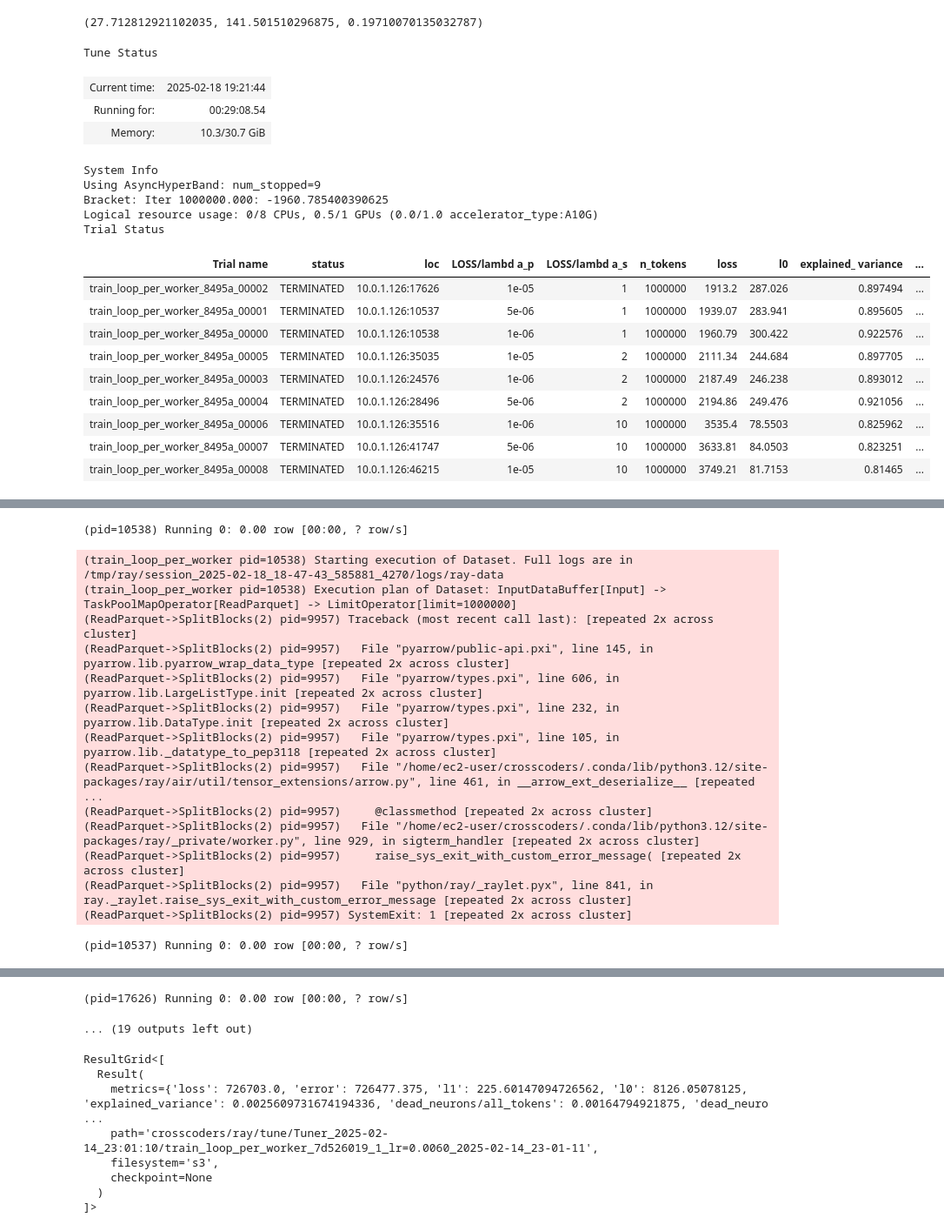
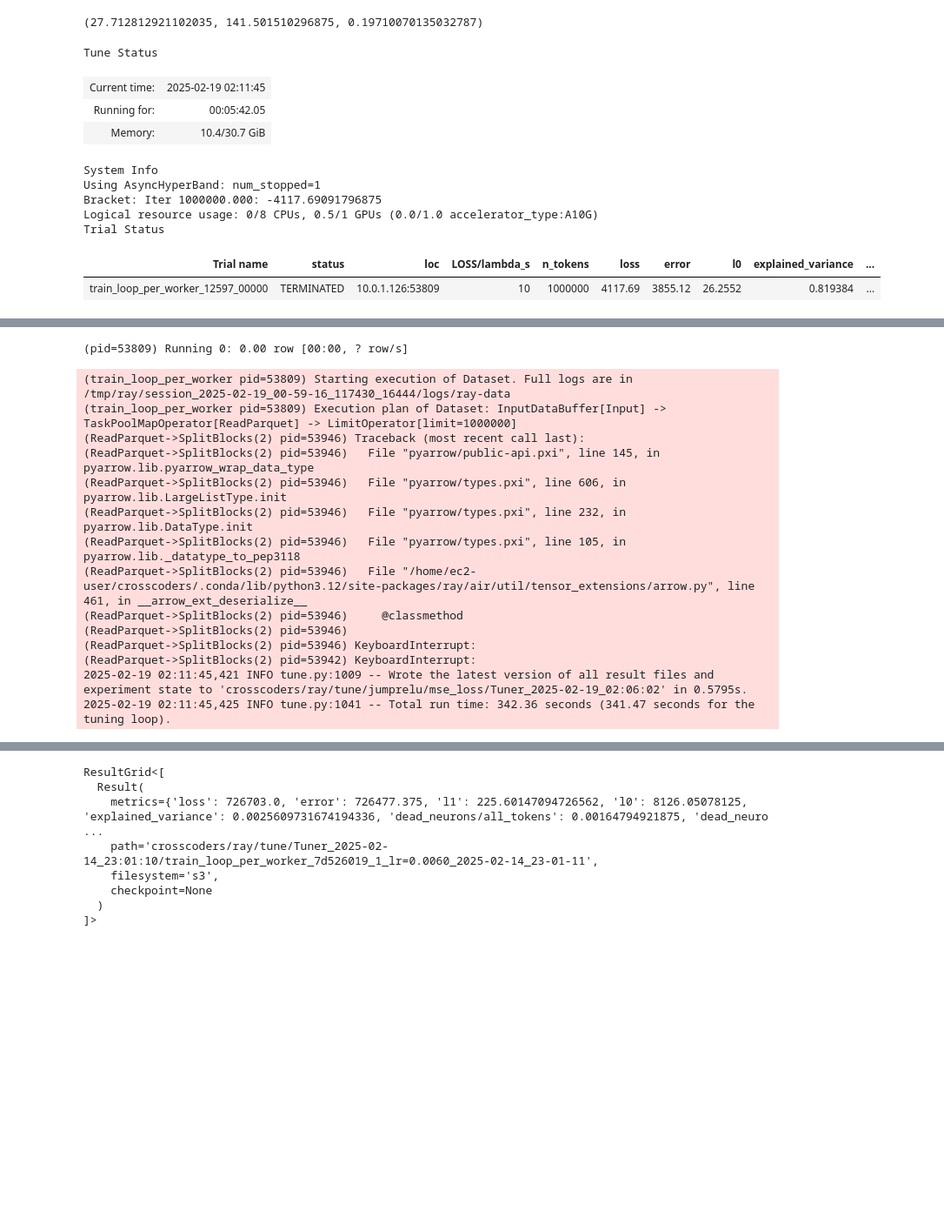
Before and after one commit to xpkcs/crosscoders, a Jupyter notebook: ray-tune.ipynb, the cells around one changed output, grey strips where cells are left out. Shown at 87% size. Cells and saved outputs as stored; diff of their text form; code cells hidden in the pictures; blank space fills up the shorter version.

Commit message:
train and tune notebooks

```diff
--- a/ray-tune.ipynb
+++ b/ray-tune.ipynb
@@ -260,8 +267,8 @@ hps = {
     #     }
     # },
     'LOSS': {
-        'lambda_s': ray.tune.grid_search([1, 2, 10]),
-        'lambda_p': ray.tune.grid_search([1e-6, 5e-6, 1e-5]),
+        'lambda_s': ray.tune.grid_search([10]),
+        # 'lambda_p': ray.tune.grid_search([1e-6, 5e-6, 1e-5]),
 
     }
     # 'scale': ray.tune.grid_search([True, False])
@@ -312,48 +337,40 @@ tuner = ray.tune.Tuner(
     ),
     run_config=ray.tune.RunConfig(
         name=f'Tuner_{datetime.datetime.now(datetime.UTC).strftime("%Y-%m-%d_%H:%M:%S")}',
-        storage_path='s3://crosscoders/ray/tune/jumprelu',
+        storage_path='s3://crosscoders/ray/tune/jumprelu/mse_loss',
         progress_reporter=JupyterNotebookReporter(
             metric_columns=[
                 'n_tokens',
                 'loss',
-                # 'error',
+                'error',
                 # 'l1',
                 'l0',
                 'explained_variance',
                 'dead_neurons/one_token'
                 # 'dead_neurons/no_token'
             ],
             # parameter_columns={
             #     'OPTIMIZER/parameters/lr': 'lr',
             #     'LOSS/L1_'
             # },
-            max_column_length=10,
+            # max_column_length=10,
             metric='loss',
             mode='min',
             sort_by_metric=True
         )
     ),
 
 )
 results = tuner.fit()
 # %% [output]
 Tune Status
-| Current time: | 2025-02-18 19:21:44 |
-| Running for: | 00:29:08.54 |
-| Memory: | 10.3/30.7 GiB |
+| Current time: | 2025-02-19 02:11:45 |
+| Running for: | 00:05:42.05 |
+| Memory: | 10.4/30.7 GiB |
 System Info
-Using AsyncHyperBand: num_stopped=9
-Bracket: Iter 1000000.000: -1960.785400390625
+Using AsyncHyperBand: num_stopped=1
+Bracket: Iter 1000000.000: -4117.69091796875
 Logical resource usage: 0/8 CPUs, 0.5/1 GPUs (0.0/1.0 accelerator_type:A10G)
 Trial Status
-| Trial name | status | loc | LOSS/lambd a_p | LOSS/lambd a_s | n_tokens | loss | l0 | explained_ variance | ... |
-| train_loop_per_worker_8495a_00002 | TERMINATED | 10.0.1.126:17626 | 1e-05 | 1 | 1000000 | 1913.2 | 287.026 | 0.897494 | ... |
-| train_loop_per_worker_8495a_00001 | TERMINATED | 10.0.1.126:10537 | 5e-06 | 1 | 1000000 | 1939.07 | 283.941 | 0.895605 | ... |
-| train_loop_per_worker_8495a_00000 | TERMINATED | 10.0.1.126:10538 | 1e-06 | 1 | 1000000 | 1960.79 | 300.422 | 0.922576 | ... |
-| train_loop_per_worker_8495a_00005 | TERMINATED | 10.0.1.126:35035 | 1e-05 | 2 | 1000000 | 2111.34 | 244.684 | 0.897705 | ... |
-| train_loop_per_worker_8495a_00003 | TERMINATED | 10.0.1.126:24576 | 1e-06 | 2 | 1000000 | 2187.49 | 246.238 | 0.893012 | ... |
-| train_loop_per_worker_8495a_00004 | TERMINATED | 10.0.1.126:28496 | 5e-06 | 2 | 1000000 | 2194.86 | 249.476 | 0.921056 | ... |
-| train_loop_per_worker_8495a_00006 | TERMINATED | 10.0.1.126:35516 | 1e-06 | 10 | 1000000 | 3535.4 | 78.5503 | 0.825962 | ... |
-| train_loop_per_worker_8495a_00007 | TERMINATED | 10.0.1.126:41747 | 5e-06 | 10 | 1000000 | 3633.81 | 84.0503 | 0.823251 | ... |
-| train_loop_per_worker_8495a_00008 | TERMINATED | 10.0.1.126:46215 | 1e-05 | 10 | 1000000 | 3749.21 | 81.7153 | 0.81465 | ... |
+| Trial name | status | loc | LOSS/lambda_s | n_tokens | loss | error | l0 | explained_variance | ... |
+| train_loop_per_worker_12597_00000 | TERMINATED | 10.0.1.126:53809 | 10 | 1000000 | 4117.69 | 3855.12 | 26.2552 | 0.819384 | ... |
@@ -361,15 +378,15 @@ Trial Status
-(pid=10538) Running 0: 0.00 row [00:00, ? row/s]
+(pid=53809) Running 0: 0.00 row [00:00, ? row/s]
-(train_loop_per_worker pid=10538) Starting execution of Dataset. Full logs are in /tmp/ray/session_2025-02-18_18-47-43_585881_4270/logs/ray-data
-(train_loop_per_worker pid=10538) Execution plan of Dataset: InputDataBuffer[Input] -> TaskPoolMapOperator[ReadParquet] -> LimitOperator[limit=1000000]
-(ReadParquet->SplitBlocks(2) pid=9957) Traceback (most recent call last): [repeated 2x across cluster]
-(ReadParquet->SplitBlocks(2) pid=9957)   File "pyarrow/public-api.pxi", line 145, in pyarrow.lib.pyarrow_wrap_data_type [repeated 2x across cluster]
-(ReadParquet->SplitBlocks(2) pid=9957)   File "pyarrow/types.pxi", line 606, in pyarrow.lib.LargeListType.init [repeated 2x across cluster]
-(ReadParquet->SplitBlocks(2) pid=9957)   File "pyarrow/types.pxi", line 232, in pyarrow.lib.DataType.init [repeated 2x across cluster]
-(ReadParquet->SplitBlocks(2) pid=9957)   File "pyarrow/types.pxi", line 105, in pyarrow.lib._datatype_to_pep3118 [repeated 2x across cluster]
-(ReadParquet->SplitBlocks(2) pid=9957)   File "/home/ec2-user/crosscoders/.conda/lib/python3.12/site-packages/ray/air/util/tensor_extensions/arrow.py", line 461, in __arrow_ext_deserialize__ [repeated ...
-(ReadParquet->SplitBlocks(2) pid=9957)     @classmethod [repeated 2x across cluster]
-(ReadParquet->SplitBlocks(2) pid=9957)   File "/home/ec2-user/crosscoders/.conda/lib/python3.12/site-packages/ray/_private/worker.py", line 929, in sigterm_handler [repeated 2x across cluster]
-(ReadParquet->SplitBlocks(2) pid=9957)     raise_sys_exit_with_custom_error_message( [repeated 2x across cluster]
-(ReadParquet->SplitBlocks(2) pid=9957)   File "python/ray/_raylet.pyx", line 841, in ray._raylet.raise_sys_exit_with_custom_error_message [repeated 2x across cluster]
-(ReadParquet->SplitBlocks(2) pid=9957) SystemExit: 1 [repeated 2x across cluster]
+(train_loop_per_worker pid=53809) Starting execution of Dataset. Full logs are in /tmp/ray/session_2025-02-19_00-59-16_117430_16444/logs/ray-data
+(train_loop_per_worker pid=53809) Execution plan of Dataset: InputDataBuffer[Input] -> TaskPoolMapOperator[ReadParquet] -> LimitOperator[limit=1000000]
+(ReadParquet->SplitBlocks(2) pid=53946) Traceback (most recent call last):
+(ReadParquet->SplitBlocks(2) pid=53946)   File "pyarrow/public-api.pxi", line 145, in pyarrow.lib.pyarrow_wrap_data_type
+(ReadParquet->SplitBlocks(2) pid=53946)   File "pyarrow/types.pxi", line 606, in pyarrow.lib.LargeListType.init
+(ReadParquet->SplitBlocks(2) pid=53946)   File "pyarrow/types.pxi", line 232, in pyarrow.lib.DataType.init
+(ReadParquet->SplitBlocks(2) pid=53946)   File "pyarrow/types.pxi", line 105, in pyarrow.lib._datatype_to_pep3118
+(ReadParquet->SplitBlocks(2) pid=53946)   File "/home/ec2-user/crosscoders/.conda/lib/python3.12/site-packages/ray/air/util/tensor_extensions/arrow.py", line 461, in __arrow_ext_deserialize__
+(ReadParquet->SplitBlocks(2) pid=53946)     @classmethod
+(ReadParquet->SplitBlocks(2) pid=53946)
+(ReadParquet->SplitBlocks(2) pid=53946) KeyboardInterrupt:
+(ReadParquet->SplitBlocks(2) pid=53942) KeyboardInterrupt:
+2025-02-19 02:11:45,421 INFO tune.py:1009 -- Wrote the latest version of all result files and experiment state to 'crosscoders/ray/tune/jumprelu/mse_loss/Tuner_2025-02-19_02:06:02' in 0.5795s.
+2025-02-19 02:11:45,425 INFO tune.py:1041 -- Total run time: 342.36 seconds (341.47 seconds for the tuning loop).
-(pid=10537) Running 0: 0.00 row [00:00, ? row/s]
@@ -429,5 +393,3 @@ Trial Status
-(pid=17626) Running 0: 0.00 row [00:00, ? row/s]
-... (19 outputs left out)
 # %%
 results
 # %% [output]
```
Also changed, not shown: parts of 5 cells of this notebook, 3 other files.
